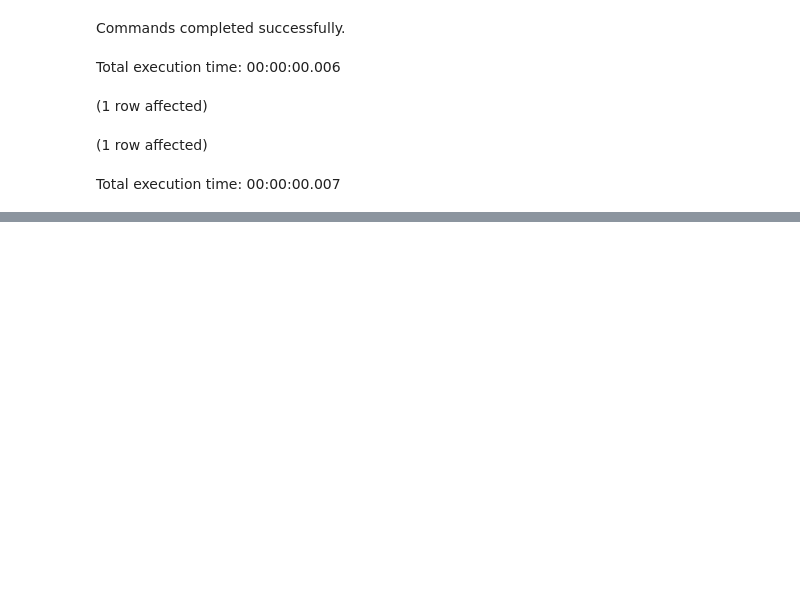
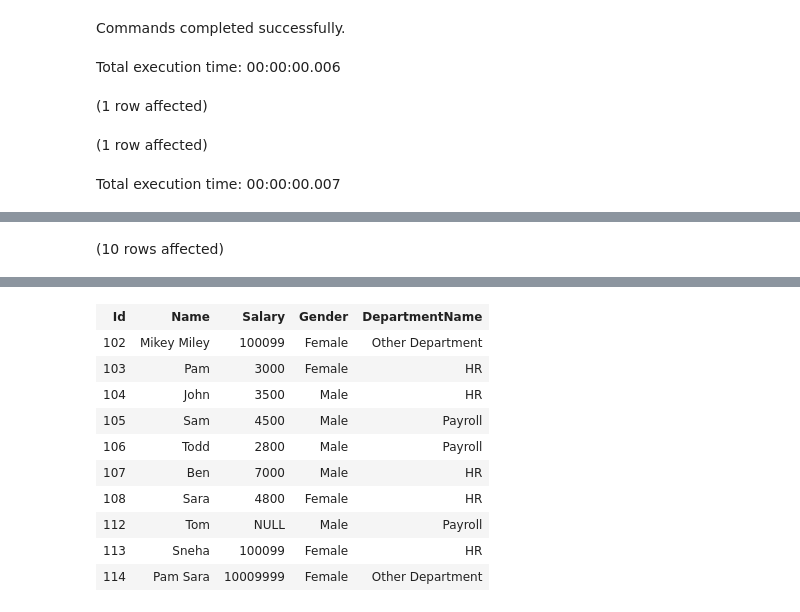
Before and after one commit to kanhaiya-bhayana-inc/Sql-server, a Jupyter notebook: Notebook 3 - Sql Server.ipynb, the cells around one changed output, grey strips where cells are left out. Drawn from its saved outputs; the diff is of its cells as text; code cells hidden in the pictures; blank space fills up the shorter version.

```diff
--- a/Notebook 3 - Sql Server.ipynb
+++ b/Notebook 3 - Sql Server.ipynb
@@ -238,0 +311,4 @@ Total execution time: 00:00:00.007
+# %%
+SELECT * FROM vwEmployeesByDepartment
+# %% [output]
+(10 rows affected)
@@ -238,0 +316,11 @@ Total execution time: 00:00:00.007
+| Id | Name | Salary | Gender | DepartmentName |
+| 102 | Mikey Miley | 100099 | Female | Other Department |
+| 103 | Pam | 3000 | Female | HR |
+| 104 | John | 3500 | Male | HR |
+| 105 | Sam | 4500 | Male | Payroll |
+| 106 | Todd | 2800 | Male | Payroll |
+| 107 | Ben | 7000 | Male | HR |
+| 108 | Sara | 4800 | Female | HR |
+| 112 | Tom | NULL | Male | Payroll |
+| 113 | Sneha | 100099 | Female | HR |
+| 114 | Pam Sara | 10009999 | Female | Other Department |
```
Also changed, not shown: parts of 12 cells of this notebook.
